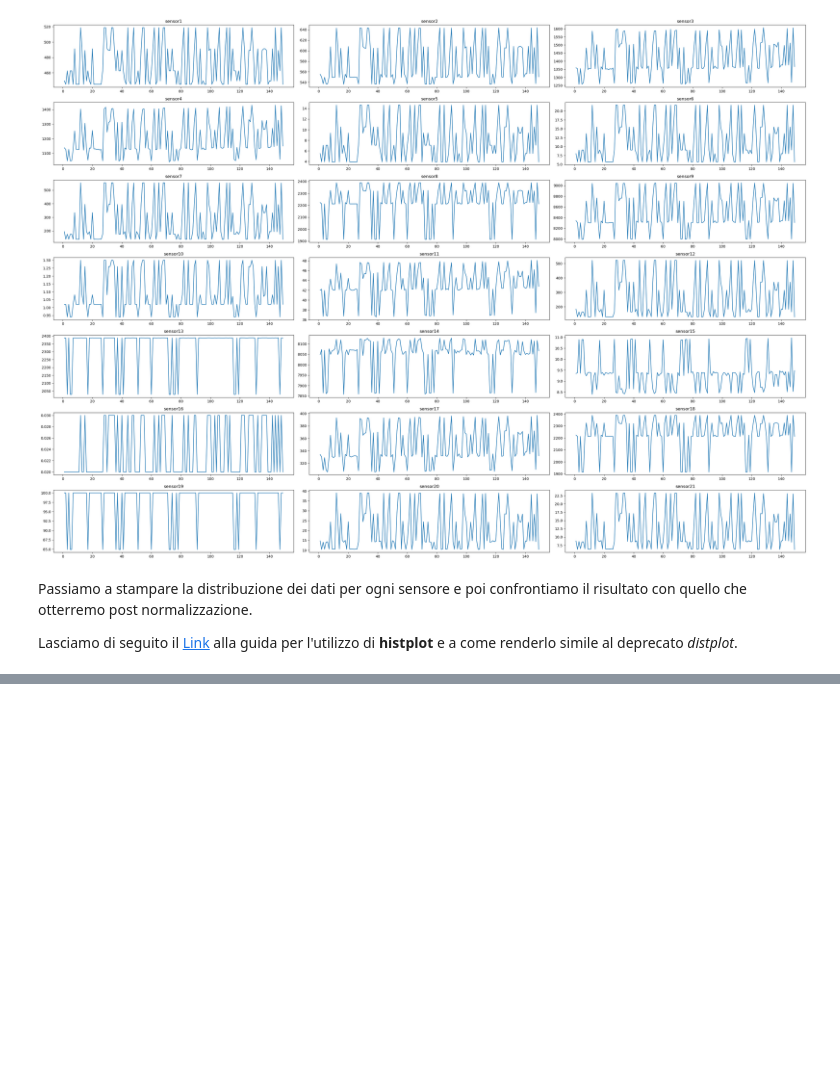
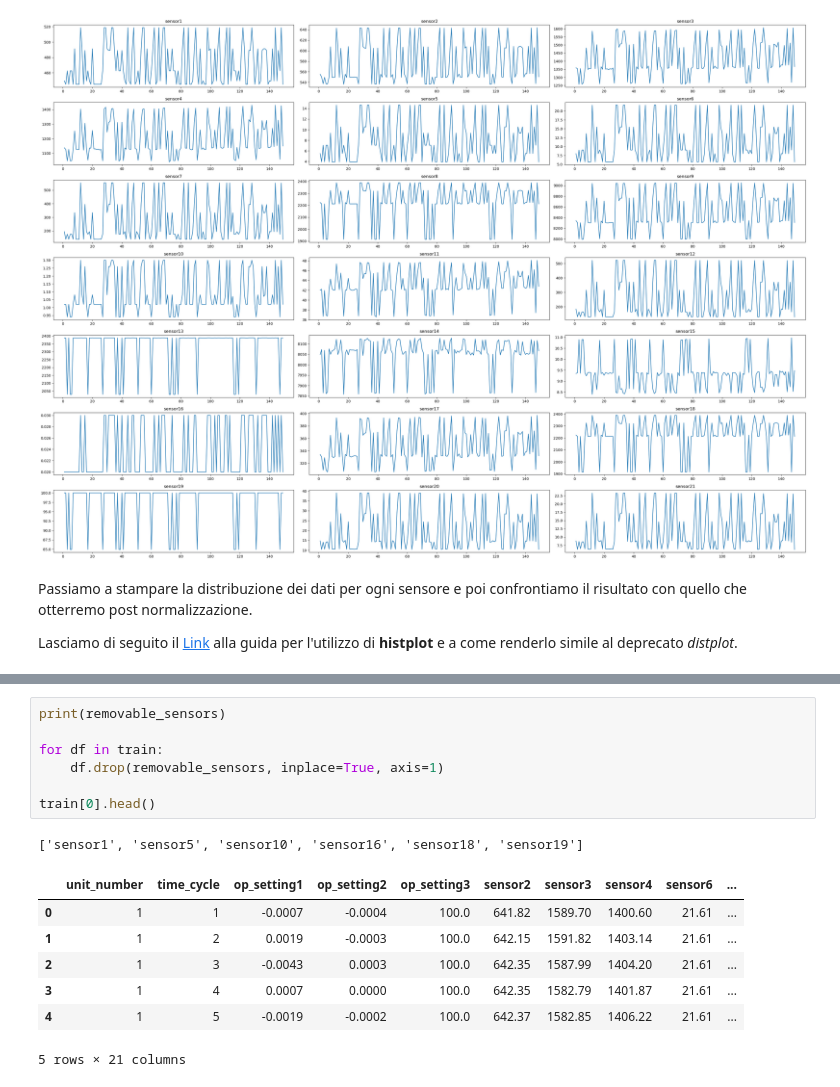
Before and after one commit to AliquodFahriam/tinyML, a Jupyter notebook: Riproduzione/riproduzione_DP.ipynb, the cells around one changed output, grey strips where cells are left out. Cells and saved outputs as stored; diff of their text form; blank space fills up the shorter version.

```diff
--- a/Riproduzione/riproduzione_DP.ipynb
+++ b/Riproduzione/riproduzione_DP.ipynb
@@ -227,0 +239,16 @@ plotSensorDensity(train, 0, sensors)
+# %%
+print(removable_sensors)
+
+for df in train:
+    df.drop(removable_sensors, inplace=True, axis=1)
+
+train[0].head()
+# %% [output]
+['sensor1', 'sensor5', 'sensor10', 'sensor16', 'sensor18', 'sensor19']
+|  | unit_number | time_cycle | op_setting1 | op_setting2 | op_setting3 | sensor2 | sensor3 | sensor4 | sensor6 | ... |
+| 0 | 1 | 1 | -0.0007 | -0.0004 | 100.0 | 641.82 | 1589.70 | 1400.60 | 21.61 | ... |
+| 1 | 1 | 2 | 0.0019 | -0.0003 | 100.0 | 642.15 | 1591.82 | 1403.14 | 21.61 | ... |
+| 2 | 1 | 3 | -0.0043 | 0.0003 | 100.0 | 642.35 | 1587.99 | 1404.20 | 21.61 | ... |
+| 3 | 1 | 4 | 0.0007 | 0.0000 | 100.0 | 642.35 | 1582.79 | 1401.87 | 21.61 | ... |
+| 4 | 1 | 5 | -0.0019 | -0.0002 | 100.0 | 642.37 | 1582.85 | 1406.22 | 21.61 | ... |
+5 rows × 21 columns
```
Also changed, not shown: parts of 6 cells of this notebook.
